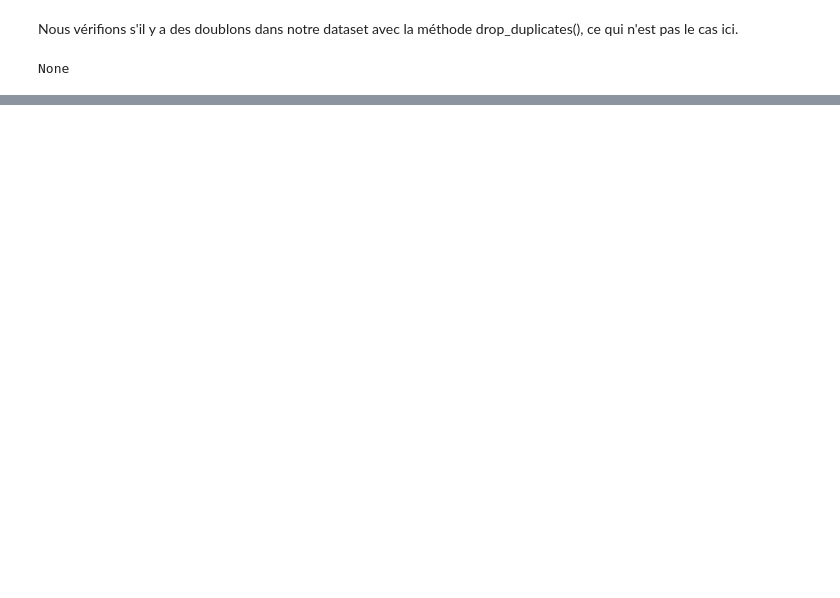
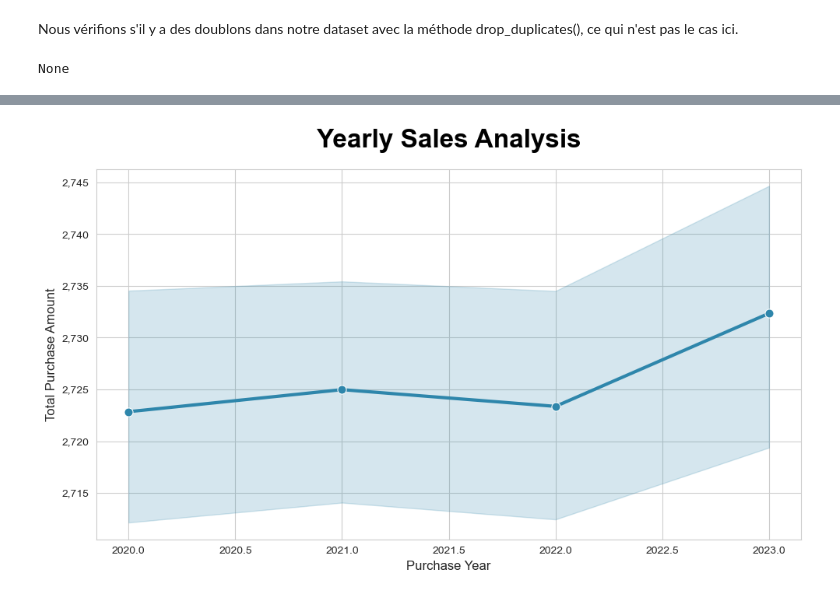
Before and after one commit to JMzhou-data/Portfolio, a Jupyter notebook: e-commerce/analyse_e_commerce.ipynb, the cells around one changed output, grey strips where cells are left out. Cells and saved outputs as stored; diff of their text form; code cells hidden in the pictures; blank space fills up the shorter version.

```diff
--- a/e-commerce/analyse_e_commerce.ipynb
+++ b/e-commerce/analyse_e_commerce.ipynb
@@ -162,0 +198,35 @@ plt.show()
+# %%
+def lineplot_purchase_year(sales_by_year):
+
+    sns.set_style("whitegrid")
+    plt.figure(figsize=(10,6))
+
+    # Graphique linéaire
+    sns.lineplot(data=sales_by_year,
+                x='Purchase Year',
+                y='Total Purchase Amount',
+                marker='o',
+                markersize=8,
+                linewidth=3,
+                color='#2E86AB')
+
+    plt.title('Yearly Sales Analysis',
+             fontsize=24,
+             fontweight='bold',
+             fontfamily='sans-serif',
+             color='black',
+             pad=20)
+
+    plt.xlabel('Purchase Year', fontsize=12)
+    plt.ylabel('Total Purchase Amount', fontsize=12)
+
+    # Format des nombres
+    plt.gca().yaxis.set_major_formatter(plt.FuncFormatter(lambda x, p: f'{x:,.0f}'))
+    plt.tight_layout()
+
+    return plt.gcf()
+
+lineplot_purchase_year(df)
+plt.show()
+# %% [output]
+[figure, added]
```
Also changed, not shown: parts of 13 cells of this notebook.
